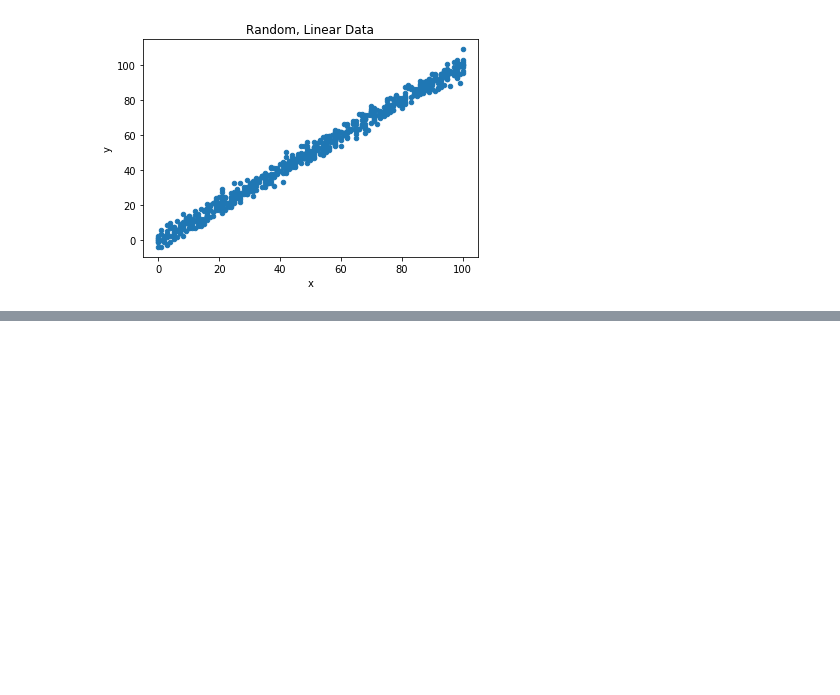
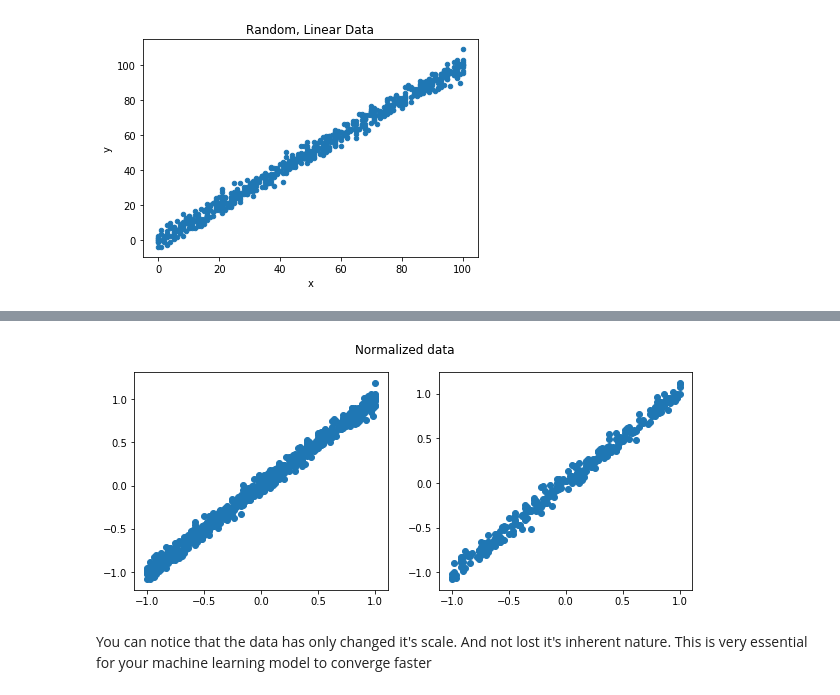
Before and after one commit to ARANIKC/regression-in-pytorch, a Jupyter notebook: Linear Regression in PyTorch.ipynb, the cells around one changed output, grey strips where cells are left out. Drawn from its saved outputs; the diff is of its cells as text; code cells hidden in the pictures; blank space fills up the shorter version.

```diff
--- a/Linear Regression in PyTorch.ipynb
+++ b/Linear Regression in PyTorch.ipynb
@@ -24,6 +31,33 @@ def to_tensors(df):
 # Transpose
 x_train, y_train, x_test, y_test = map(lambda tensor: tensor.view(-1, 1),
                                        (x_train, y_train, x_test, y_test))
+# %%
+# function to mean normalize the data (required for faster convergence:)
+def mean_normalize(data, mean=None, std=None):
+    if mean is None and std is None:
+        mean = data.mean()
+        std = data.mean()
+
+    data = (data - mean) / std
+
+    return data, mean, std
+# %%
+# normalize the training data:
+(x_train, x_mn, x_std), (y_train, y_mn, y_std) = mean_normalize(x_train), mean_normalize(y_train)
+# %%
+# normalize the test data using the original (training) means and stds
+(x_test, _, _), (y_test, _, _) = mean_normalize(x_test, x_mn, x_std), mean_normalize(y_test, y_mn, y_std)
+# %%
+# plot the normalized data to make sure that only scale of the original data has changed
+plt.figure(figsize=(10, 4)).suptitle("Normalized data")
+plt.subplot(1, 2, 1)
+plt.scatter(x_train, y_train);
+plt.subplot(1, 2, 2)
+plt.scatter(x_test, y_test);
+# %% [output]
+[figure, added]
+# %% [markdown]
+You can notice that the data has only changed it's scale. And not lost it's inherent nature. This is very essential for your machine learning model to converge faster
 # %%
 class LinearRegression(torch.nn.Module):
     def __init__(self):
```
Also changed, not shown: parts of 7 cells of this notebook.
